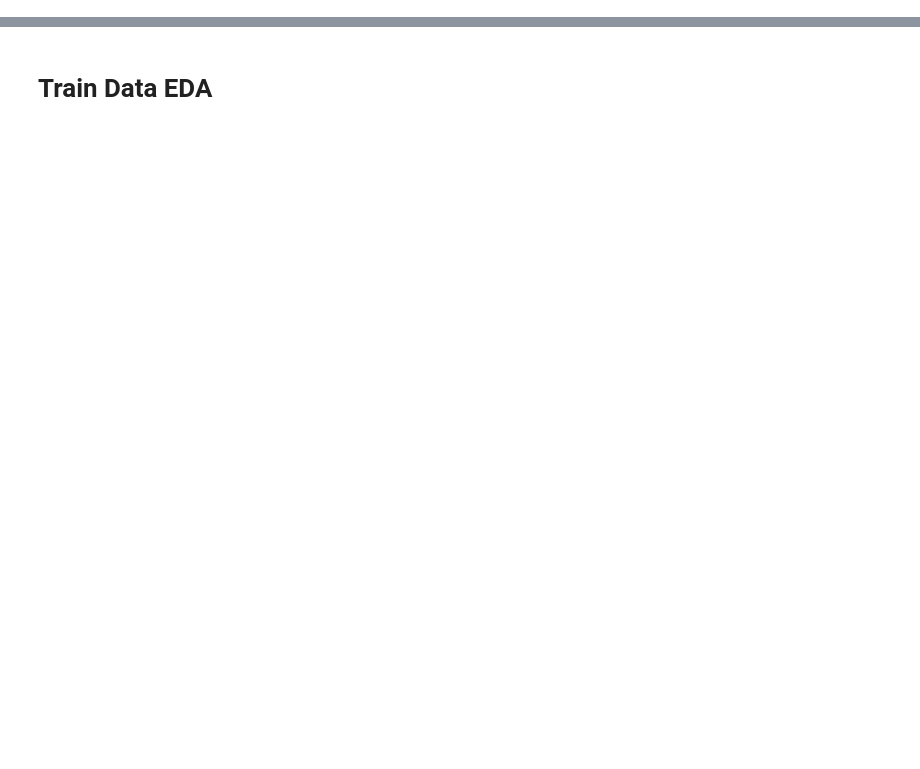
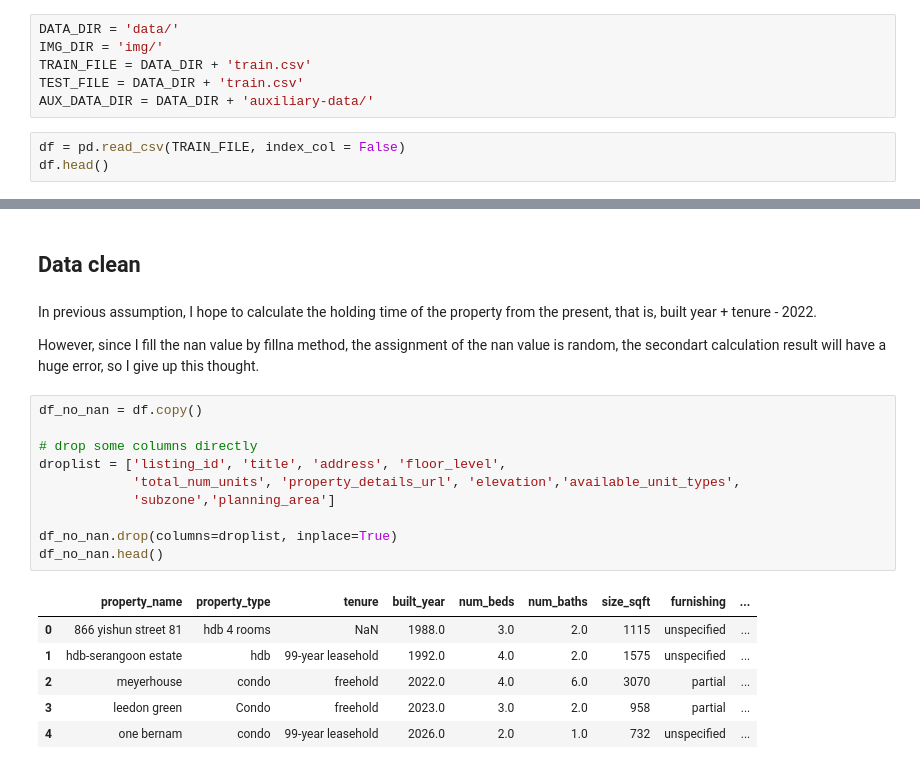
Before and after one commit to PigeonPhobia/no-bylan-regressor, a Jupyter notebook: zhulianda_EDA.ipynb, the cells around one changed output, grey strips where cells are left out. Cells and saved outputs as stored; diff of their text form; blank space fills up the shorter version.

```diff
--- a/zhulianda_EDA.ipynb
+++ b/zhulianda_EDA.ipynb
@@ -0,0 +16,9 @@
+# %%
+DATA_DIR = 'data/'
+IMG_DIR = 'img/'
+TRAIN_FILE = DATA_DIR + 'train.csv'
+TEST_FILE = DATA_DIR + 'train.csv'
+AUX_DATA_DIR = DATA_DIR + 'auxiliary-data/'
+# %%
+df = pd.read_csv(TRAIN_FILE, index_col = False)
+df.head()
@@ -1,2 +33,23 @@
 # %% [markdown]
-# Train Data EDA
+## Data clean
+# %% [markdown]
+In previous assumption, I hope to calculate the holding time of the property from the present, that is, built year + tenure - 2022.
+
+However, since I fill the nan value by fillna method, the assignment of the nan value is random, the secondart calculation result will have a huge error, so I give up this thought.
+# %%
+df_no_nan = df.copy()
+
+# drop some columns directly
+droplist = ['listing_id', 'title', 'address', 'floor_level',
+            'total_num_units', 'property_details_url', 'elevation','available_unit_types',
+            'subzone','planning_area']
+
+df_no_nan.drop(columns=droplist, inplace=True)
+df_no_nan.head()
+# %% [output]
+|  | property_name | property_type | tenure | built_year | num_beds | num_baths | size_sqft | furnishing | ... |
+| 0 | 866 yishun street 81 | hdb 4 rooms | NaN | 1988.0 | 3.0 | 2.0 | 1115 | unspecified | ... |
+| 1 | hdb-serangoon estate | hdb | 99-year leasehold | 1992.0 | 4.0 | 2.0 | 1575 | unspecified | ... |
+| 2 | meyerhouse | condo | freehold | 2022.0 | 4.0 | 6.0 | 3070 | partial | ... |
+| 3 | leedon green | Condo | freehold | 2023.0 | 3.0 | 2.0 | 958 | partial | ... |
+| 4 | one bernam | condo | 99-year leasehold | 2026.0 | 2.0 | 1.0 | 732 | unspecified | ... |
```
Also changed, not shown: parts of 27 cells of this notebook, 2 other files.
